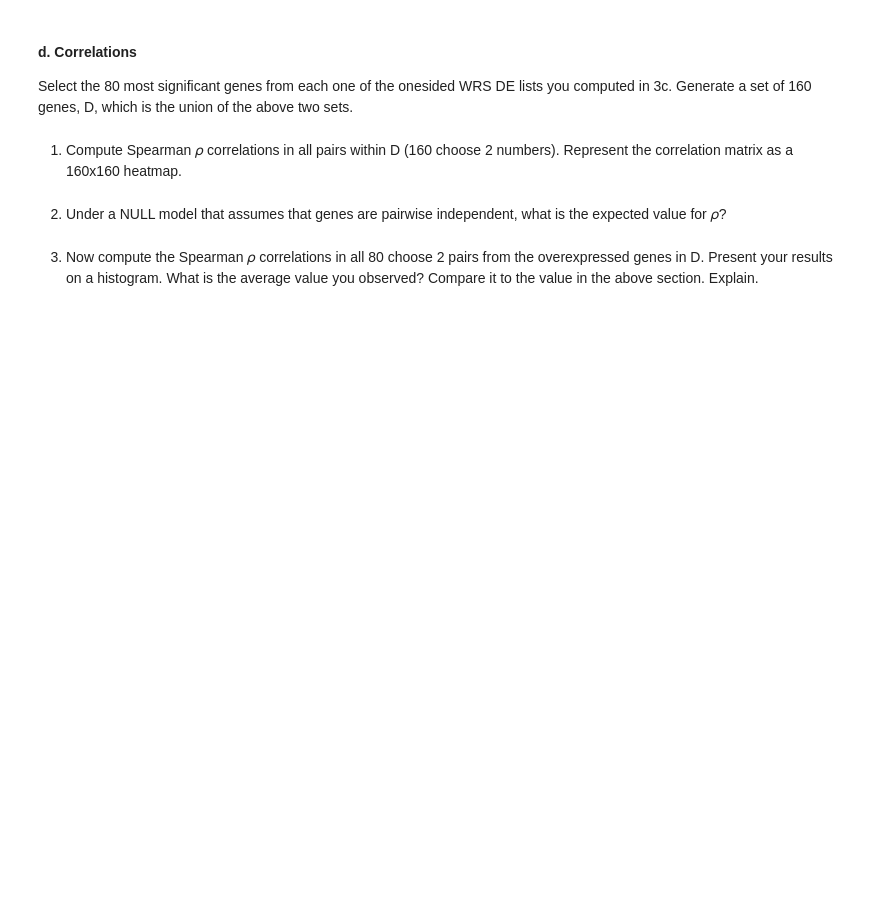
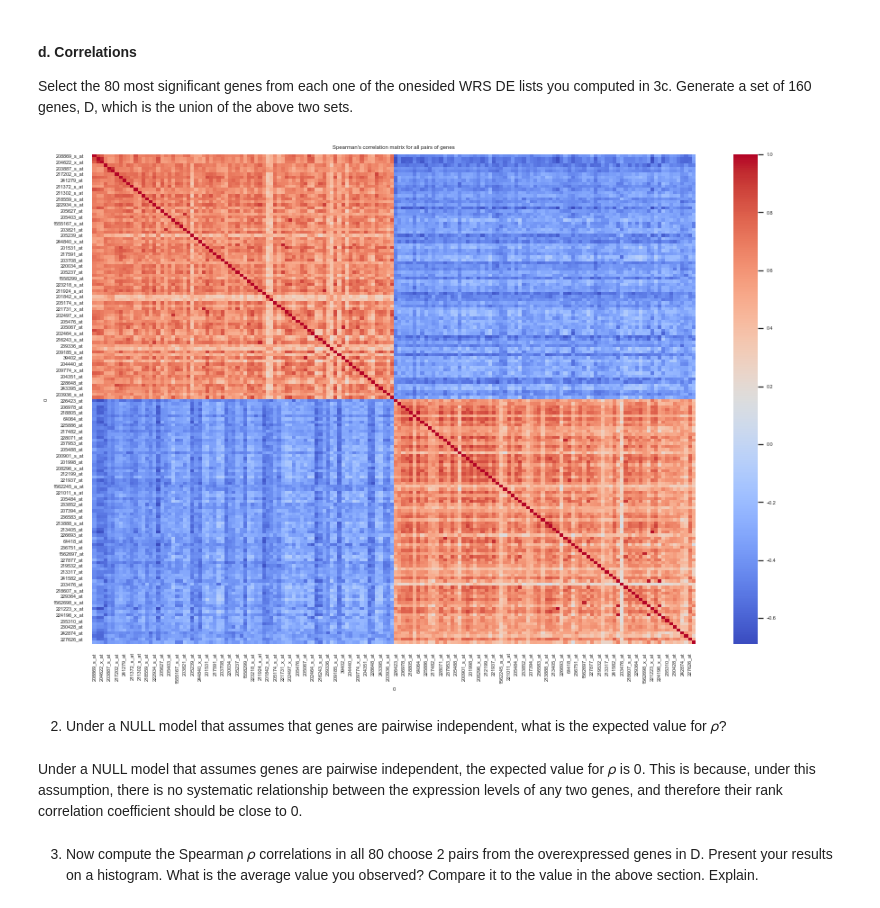
Before and after one commit to gabrielmazor/MLDS-Statistics-and-Data-Analysis, a Jupyter notebook: HW3.ipynb, the cells around one changed output. Saved outputs shown, nothing was run; the diff lists cells and outputs as text; code cells hidden in the pictures; blank space fills up the shorter version.

```diff
--- a/HW3.ipynb
+++ b/HW3.ipynb
@@ -184,3 +283,27 @@ The purpose is to determine the statistical significance of differential express
 Evaluate the DE in both one-sided directions for every gene, using both Student t-test and WRS test.
 Report the number of genes overexpressed in M vs H (M > H) at a p-value better (≤) than 0.07 and separately genes underexpressed in M vs H (M < H) at a p-value better than 0.07.
 For both directions use both a Student t-test and a WRS test.
+# %%
+df_m = df[df['Class']=='M'].iloc[:,2:]
+df_h = df[df['Class']=='H'].iloc[:,2:]
+
+thresh = 0.07
+
+t_right_pvals = ttest_ind(df_m, df_h, alternative = 'greater')[1]
+t_left_pvals = ttest_ind(df_m, df_h, alternative = 'less')[1]
+
+t_over = (t_right_pvals<thresh).sum()
+t_under = (t_left_pvals<thresh).sum()
+
+w_right_pvals = mannwhitneyu(df_m, df_h, alternative = 'greater')[1]
+w_left_pvals = mannwhitneyu(df_m, df_h, alternative = 'less')[1]
+
+w_over = (w_right_pvals < 0.07).sum()
+w_under = (w_left_pvals < 0.07).sum()
+
+print("Student t-test:")
+print(f"Overexpressed: {t_over}")
+print(f"Underexpressed: {t_under}")
+print("\nWilcoxon rank-sum test:")
+print(f"Overexpressed: {w_over}")
+print(f"Underexpressed: {w_under}")
@@ -189,10 +320,30 @@ For both directions use both a Student t-test and a WRS test.
 Select the 80 most significant genes from each one of the onesided
 WRS DE lists you computed in 3c. Generate a set of 160
 genes, D, which is the union of the above two sets.
-# %% [markdown]
-1. Compute Spearman 𝜌 correlations in all pairs within D (160 choose 2 numbers). Represent the correlation matrix as a 160x160 heatmap.
+# %%
+w_over_idx = np.argsort(w_right_pvals)[:80]
+top_right = df.columns[2:][w_over_idx]
+right_df = df[top_right]
+
+
+w_under_idx = np.argsort(w_left_pvals)[:80]
+top_left = df.columns[2:][w_under_idx]
+left_df = df[top_left]
+# %%
+d = pd.concat((right_df, left_df), axis=1)
+corr = d.corr(method='spearman')
+# %%
+plt.figure(figsize = (15,10))
+sns.set(font_scale=0.5)
+sns.heatmap(corr, cmap="coolwarm")
+plt.title("Spearman's correlation matrix for all pairs of genes")
+plt.show()
+# %% [output]
+[figure, added]
 # %% [markdown]
 2. Under a NULL model that assumes that genes are pairwise independent, what is the expected value for 𝜌?
+# %% [markdown]
+Under a NULL model that assumes genes are pairwise independent, the expected value for 𝜌 is 0. This is because, under this assumption, there is no systematic relationship between the expression levels of any two genes, and therefore their rank correlation coefficient should be close to 0.
 # %% [markdown]
 3. Now compute the Spearman 𝜌 correlations in all 80 choose 2 pairs from the overexpressed genes in D. Present your results on a histogram. What is the average value you observed?
 Compare it to the value in the above section. Explain.
```
Also changed, not shown: parts of 53 cells of this notebook.
